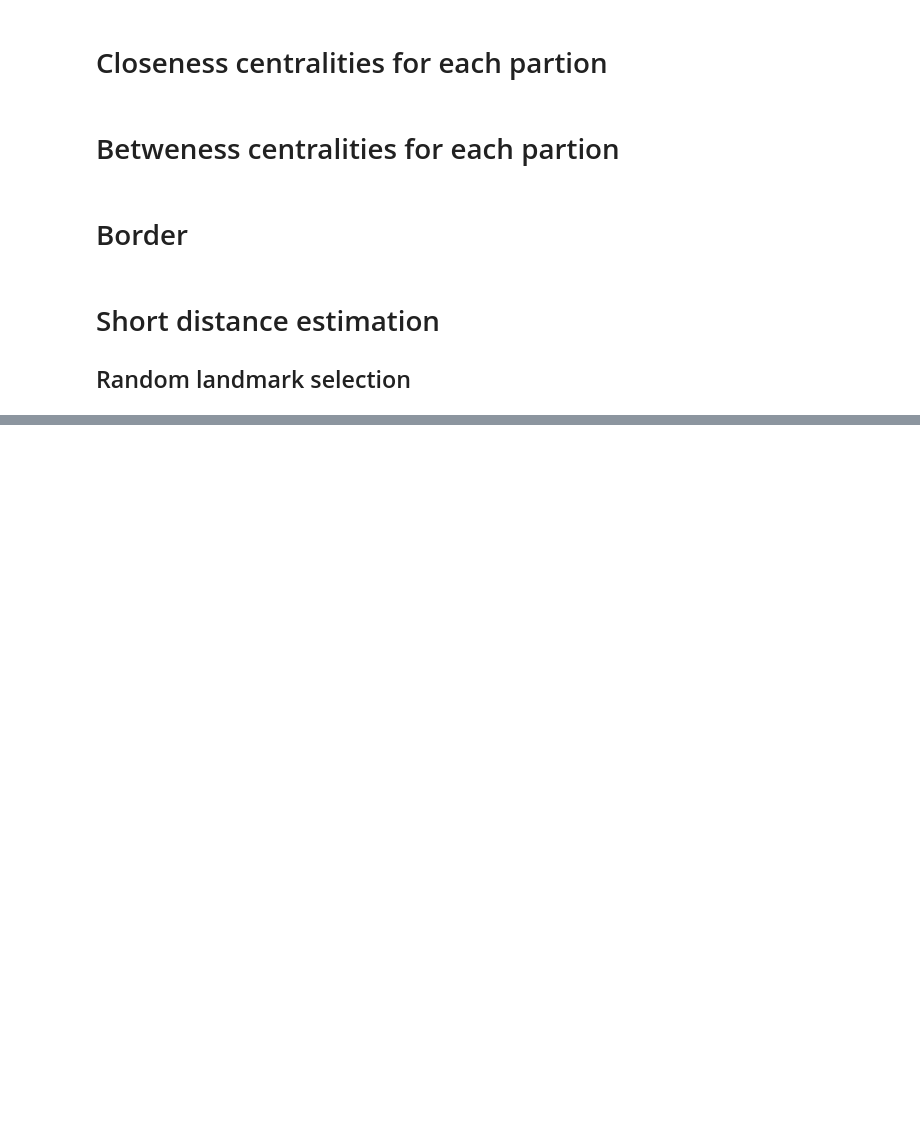
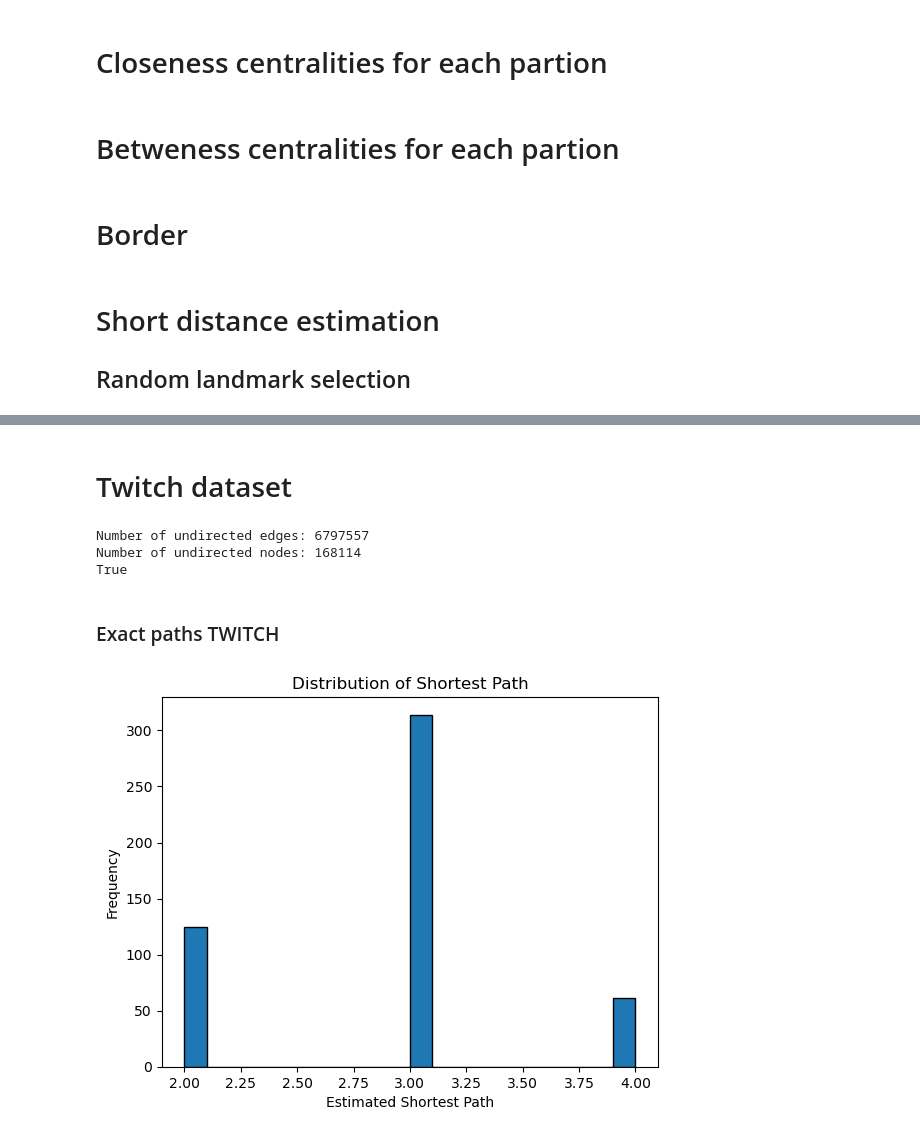
Before and after one commit to vanbuncha/snacs, a Jupyter notebook: project/shortest_path_est.ipynb, the cells around one changed output, grey strips where cells are left out. Saved outputs shown, nothing was run; the diff lists cells and outputs as text; code cells hidden in the pictures; blank space fills up the shorter version.

Commit message:
calc on twitch and facebook

```diff
--- a/project/shortest_path_est.ipynb
+++ b/project/shortest_path_est.ipynb
@@ -901,0 +905,58 @@ print(diff_exact_estimate(exact_shortest_paths,estimated_shortest_paths))
+# %% [markdown]
+# Twitch dataset
+# %%
+# Read the CSV file into a DataFrame
+file_path = 'data/twitch_gamers/large_twitch_edges.csv'
+df = pd.read_csv(file_path)
+
+# Initialize the graph
+G_twitch = nx.Graph()
+
+# Add edges from the DataFrame
+G_twitch.add_edges_from(df.values)
+
+# Get the number of edges and nodes
+num_edges = G_twitch.number_of_edges()
+num_nodes = G_twitch.number_of_nodes()
+
+print("Number of undirected edges:", num_edges)
+print("Number of undirected nodes:", num_nodes)
+print(nx.is_connected(G_twitch))
+# %% [output]
+Number of undirected edges: 6797557
+Number of undirected nodes: 168114
+True
+# %%
+# Parameters for petser
+
+num_seeds = 80000
+number_partitions = 20
+
+
+random_node_pairs = generate_random_node_pairs(G_twitch, number_pairs=500)
+partition_sets, edge_cut = partition_graph_func(G_twitch, number_partitions)
+# %% [markdown]
+### Exact paths TWITCH
+# %%
+exact_shortest_paths = {}
+
+for pair in random_node_pairs:
+    source, target = pair
+    shortest_path_distance = calculate_exact_shortest_path(G_twitch, source, target)
+    exact_shortest_paths[pair] = shortest_path_distance
+
+exact_shortest_paths
+
+
+# Get the list of estimated shortest paths
+estimations = list(exact_shortest_paths.values())
+# print(exact_shortest_paths)
+
+# Plot the distribution
+plt.hist(estimations, bins=20, edgecolor='black')
+plt.xlabel('Estimated Shortest Path')
+plt.ylabel('Frequency')
+plt.title('Distribution of Shortest Path')
+plt.show()
+# %% [output]
+[figure, added]
```
Also changed, not shown: parts of 79 cells of this notebook, 12 other files.
